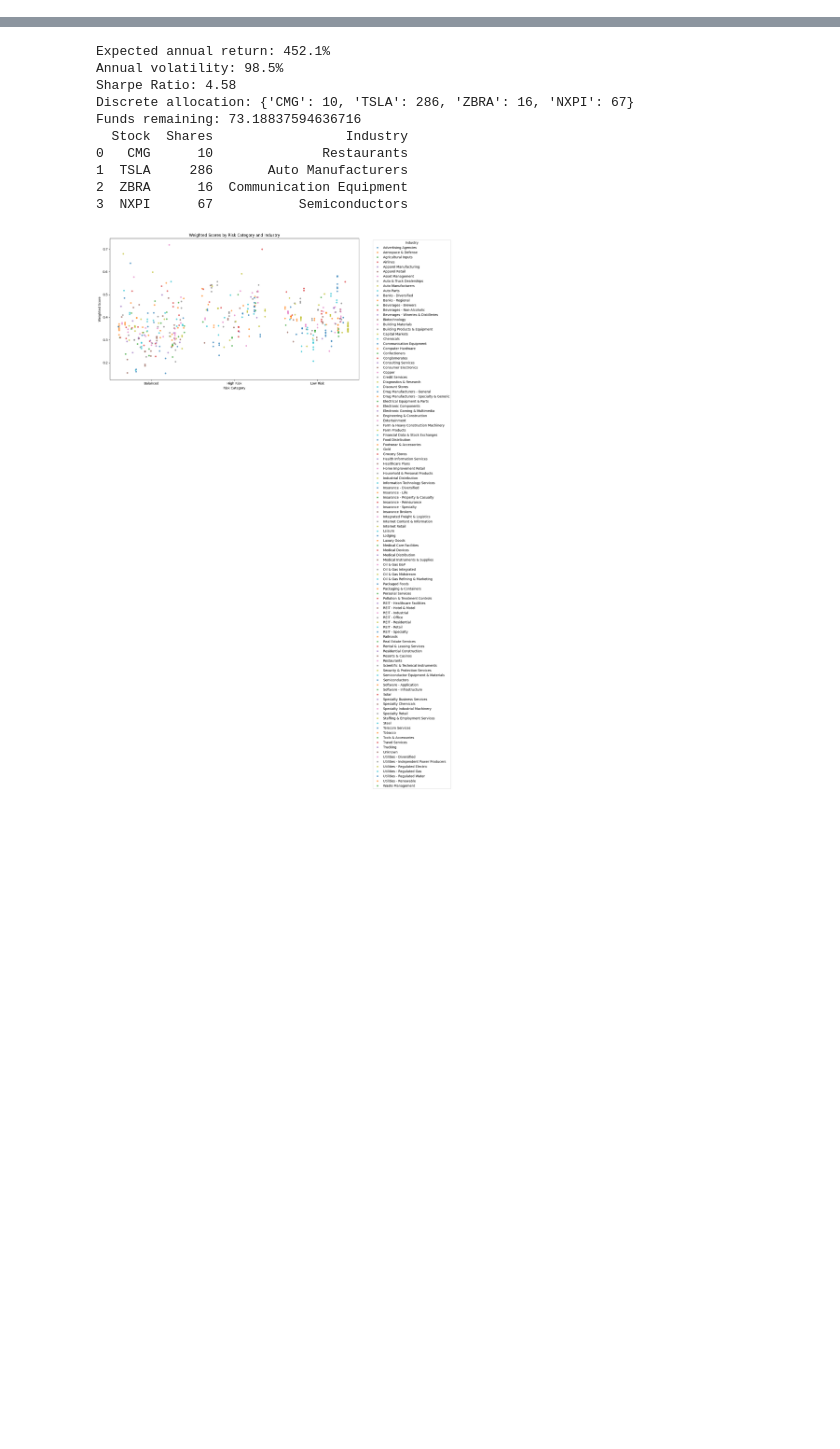
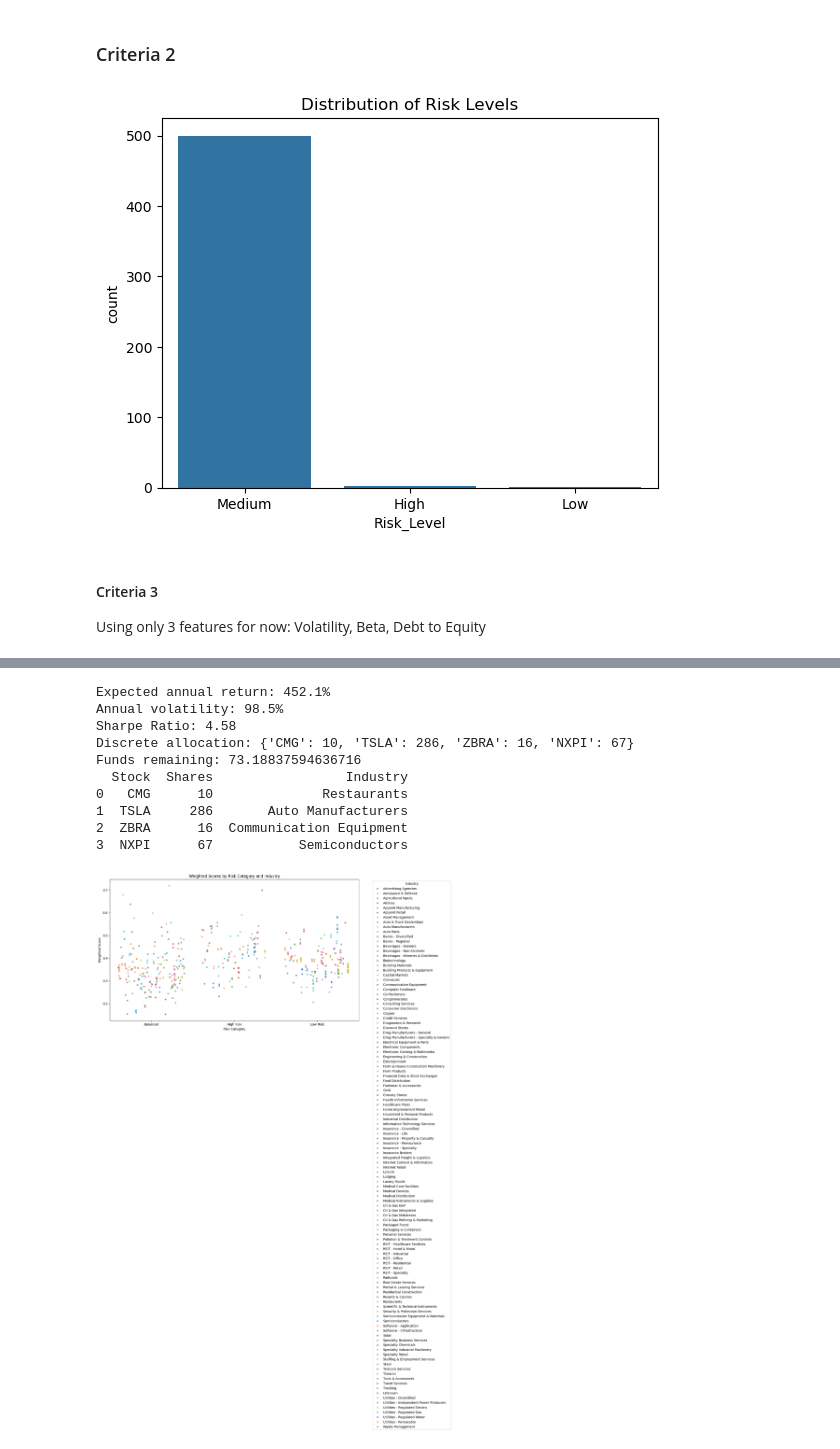
Before and after one commit to rsm-tiy020/Futuristic-Financial-Advisors-Repo, a Jupyter notebook: Cap.ipynb, the cells around one changed output, grey strips where cells are left out. Saved outputs shown, nothing was run; the diff lists cells and outputs as text; code cells hidden in the pictures; blank space fills up the shorter version.

```diff
--- a/Cap.ipynb
+++ b/Cap.ipynb
@@ -4,0 +310,25 @@ import yfinance as yf
+# %% [markdown]
+### Criteria 2
+# %%
+# Define risk classification function
+def classify_risk(row):
+    if (row['Beta'] <= 0.9 and row['Debt_to_Equity'] <= 50 and row['Earnings_Growth'] >= 0.3 and
+        row['PE_Ratio'] <= 25 and row['Volatility'] <= 0.25):
+        return 'Low'
+    elif (row['Beta'] > 1.2 and row['Debt_to_Equity'] > 150 and row['Earnings_Growth'] < 0.1 and row['PE_Ratio'] > 35 and row['Volatility'] > 0.35):
+        return 'High'
+    else:
+        return 'Medium'  # Set "Medium Risk" as the default condition
+
+# Apply the classification function to each row
+df['Risk_Level'] = df.apply(classify_risk, axis=1)
+df.head()
+
+sns.countplot(data=df, x='Risk_Level')
+plt.title('Distribution of Risk Levels')
+plt.show()
+# %% [output]
+[figure, added]
+# %% [markdown]
+#### Criteria 3
+Using only 3 features for now: Volatility, Beta, Debt to Equity
```
Also changed, not shown: parts of 40 cells of this notebook, 1 other file.
